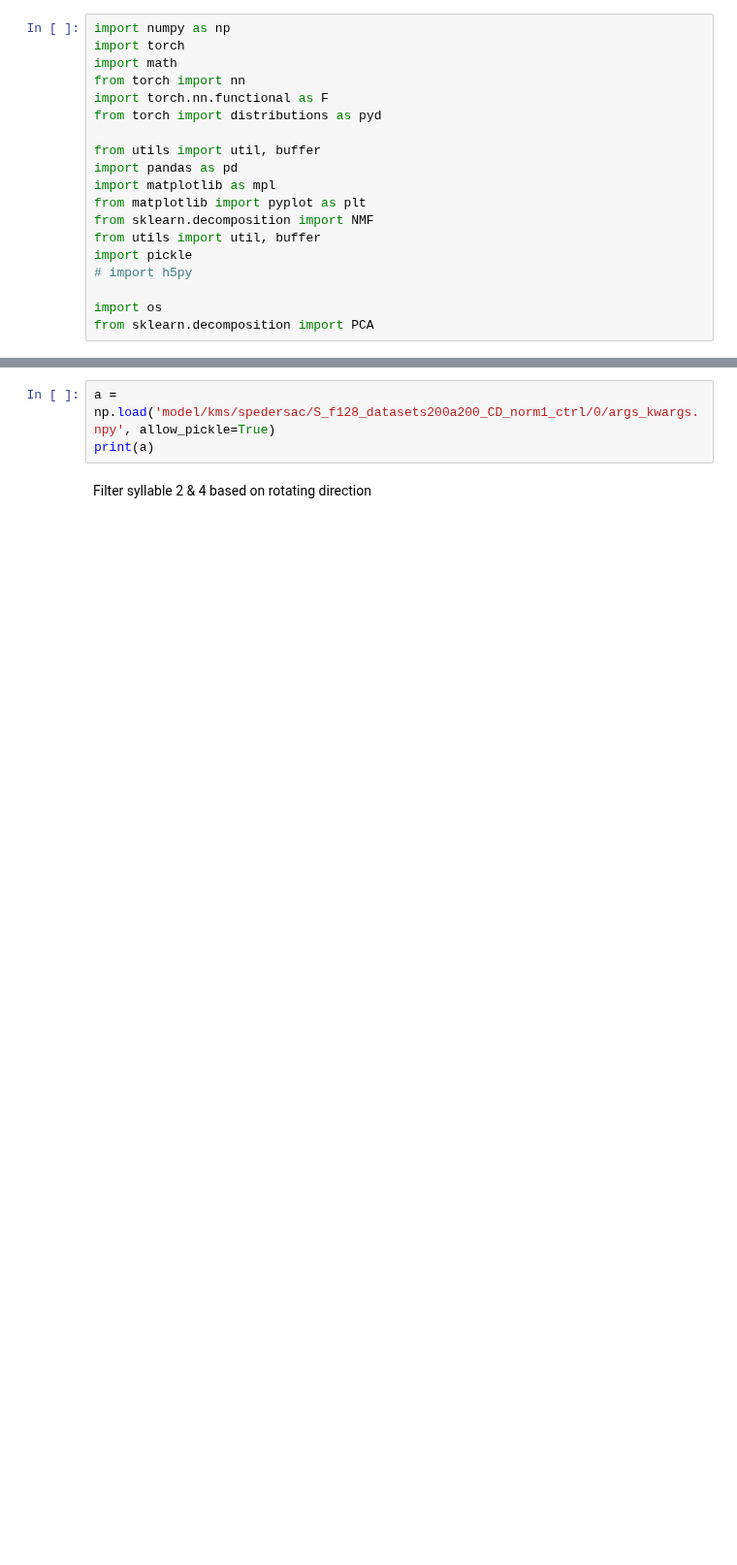
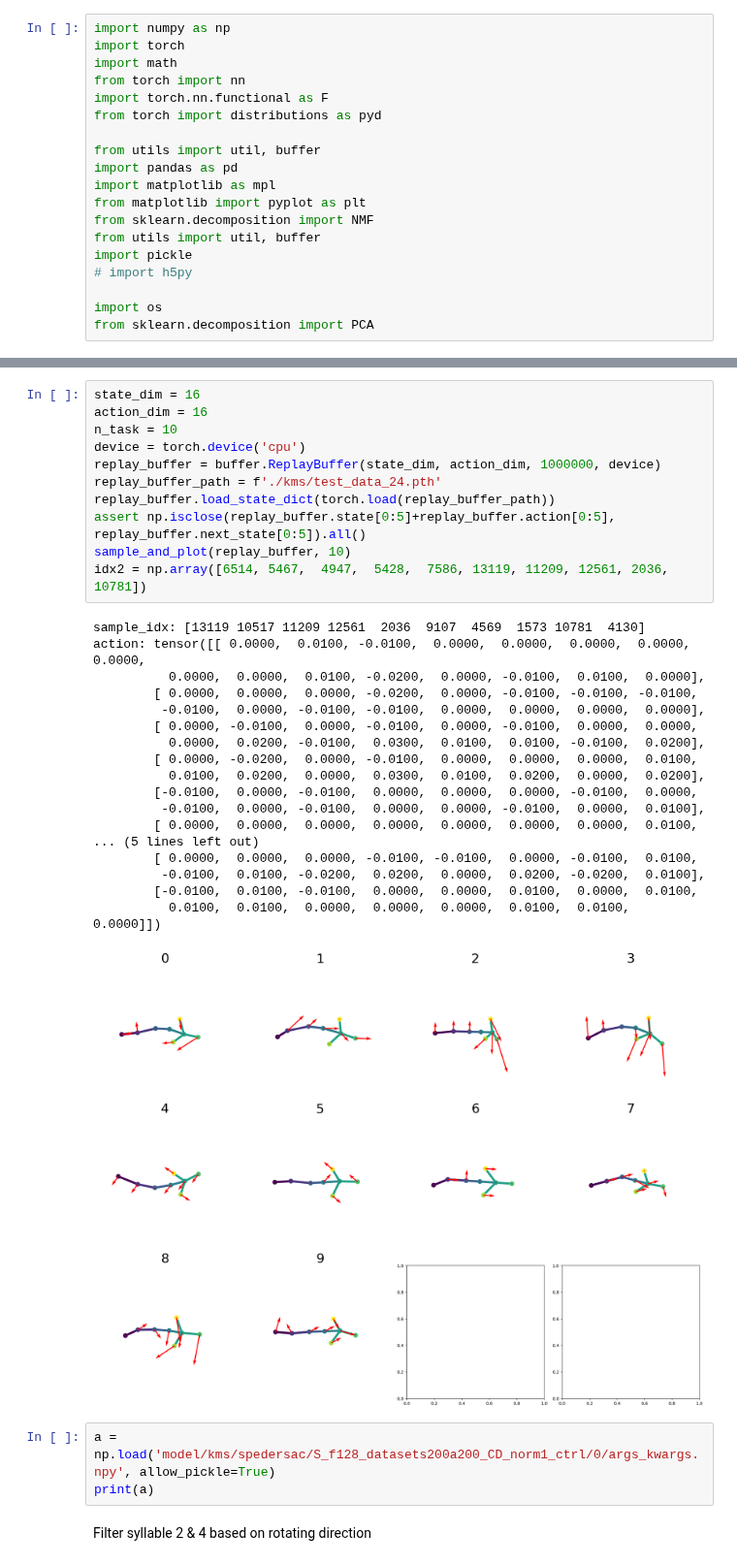
Before and after one commit to G1NO3/Rat7m-SPEDER, a Jupyter notebook: simulation.ipynb, the cells around one changed output, grey strips where cells are left out. Shown at 97% size. Saved outputs shown, nothing was run; the diff lists cells and outputs as text; blank space fills up the shorter version.

```diff
--- a/simulation.ipynb
+++ b/simulation.ipynb
@@ -20,3 +96,33 @@ from sklearn.decomposition import PCA
+# %%
+state_dim = 16
+action_dim = 16
+n_task = 10
+device = torch.device('cpu')
+replay_buffer = buffer.ReplayBuffer(state_dim, action_dim, 1000000, device)
+replay_buffer_path = f'./kms/test_data_24.pth'
+replay_buffer.load_state_dict(torch.load(replay_buffer_path))
+assert np.isclose(replay_buffer.state[0:5]+replay_buffer.action[0:5], replay_buffer.next_state[0:5]).all()
+sample_and_plot(replay_buffer, 10)
+idx2 = np.array([6514, 5467,  4947,  5428,  7586, 13119, 11209, 12561, 2036, 10781])
+# %% [output]
+sample_idx: [13119 10517 11209 12561  2036  9107  4569  1573 10781  4130]
+action: tensor([[ 0.0000,  0.0100, -0.0100,  0.0000,  0.0000,  0.0000,  0.0000,  0.0000,
+          0.0000,  0.0000,  0.0100, -0.0200,  0.0000, -0.0100,  0.0100,  0.0000],
+        [ 0.0000,  0.0000,  0.0000, -0.0200,  0.0000, -0.0100, -0.0100, -0.0100,
+         -0.0100,  0.0000, -0.0100, -0.0100,  0.0000,  0.0000,  0.0000,  0.0000],
+        [ 0.0000, -0.0100,  0.0000, -0.0100,  0.0000, -0.0100,  0.0000,  0.0000,
+          0.0000,  0.0200, -0.0100,  0.0300,  0.0100,  0.0100, -0.0100,  0.0200],
+        [ 0.0000, -0.0200,  0.0000, -0.0100,  0.0000,  0.0000,  0.0000,  0.0100,
+          0.0100,  0.0200,  0.0000,  0.0300,  0.0100,  0.0200,  0.0000,  0.0200],
+        [-0.0100,  0.0000, -0.0100,  0.0000,  0.0000,  0.0000, -0.0100,  0.0000,
+         -0.0100,  0.0000, -0.0100,  0.0000,  0.0000, -0.0100,  0.0000,  0.0100],
+        [ 0.0000,  0.0000,  0.0000,  0.0000,  0.0000,  0.0000,  0.0000,  0.0100,
+... (5 lines left out)
+        [ 0.0000,  0.0000,  0.0000, -0.0100, -0.0100,  0.0000, -0.0100,  0.0100,
+         -0.0100,  0.0100, -0.0200,  0.0200,  0.0000,  0.0200, -0.0200,  0.0100],
+        [-0.0100,  0.0100, -0.0100,  0.0000,  0.0000,  0.0100,  0.0000,  0.0100,
+          0.0100,  0.0100,  0.0000,  0.0000,  0.0000,  0.0100,  0.0100,  0.0000]])
+[figure, added]
 # %%
 a = np.load('model/kms/spedersac/S_f128_datasets200a200_CD_norm1_ctrl/0/args_kwargs.npy', allow_pickle=True)
 print(a)
```
Also changed, not shown: parts of 2 cells of this notebook, 3 other files.
